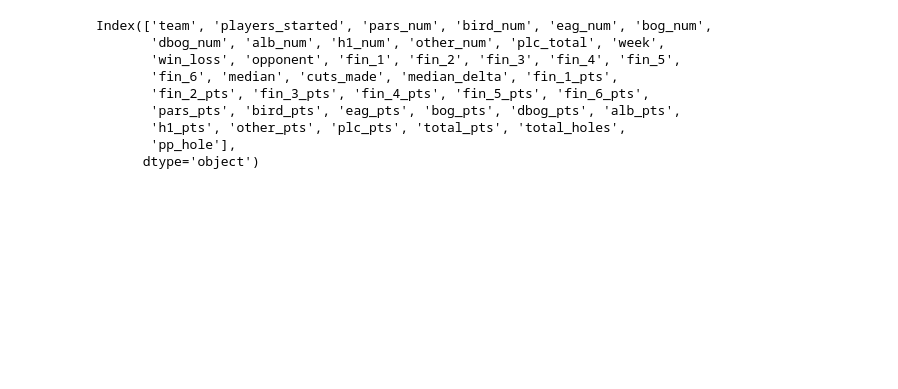
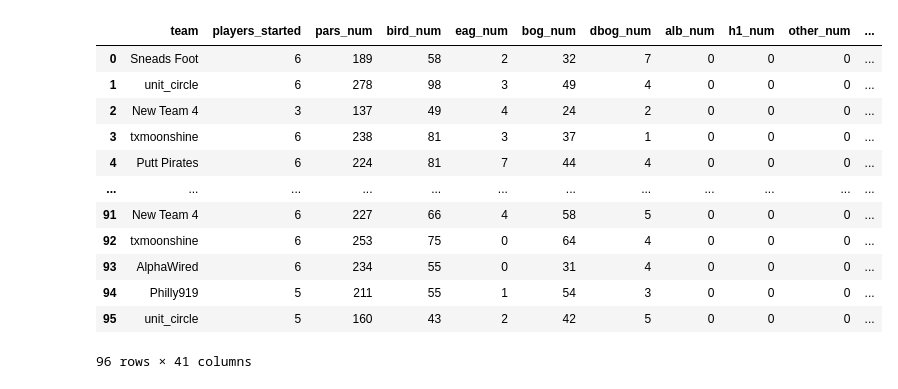
Before and after one commit to mikejackson35/fantrax, a Jupyter notebook: notebooks/season.ipynb, the cells around one changed output. Cells and saved outputs as stored; diff of their text form; code cells hidden in the pictures; blank space fills up the shorter version.

```diff
--- a/notebooks/season.ipynb
+++ b/notebooks/season.ipynb
@@ -5,14 +6,18 @@ import statsmodels.api as sm
 # %%
 df = pd.read_excel(r"C:\Users\mikej\Desktop\fantrax\fantrax_season_data.xlsm")
-# merge = df.copy()
-df.columns
+df['team'] = np.where(df['team'] == "Snead's Foot","Sneads Foot", df['team'])
+df
 # %% [output]
+|  | team | players_started | pars_num | bird_num | eag_num | bog_num | dbog_num | alb_num | h1_num | other_num | ... |
+| 0 | Sneads Foot | 6 | 189 | 58 | 2 | 32 | 7 | 0 | 0 | 0 | ... |
+| 1 | unit_circle | 6 | 278 | 98 | 3 | 49 | 4 | 0 | 0 | 0 | ... |
+| 2 | New Team 4 | 3 | 137 | 49 | 4 | 24 | 2 | 0 | 0 | 0 | ... |
+| 3 | txmoonshine | 6 | 238 | 81 | 3 | 37 | 1 | 0 | 0 | 0 | ... |
+| 4 | Putt Pirates | 6 | 224 | 81 | 7 | 44 | 4 | 0 | 0 | 0 | ... |
+| ... | ... | ... | ... | ... | ... | ... | ... | ... | ... | ... | ... |
+| 91 | New Team 4 | 6 | 227 | 66 | 4 | 58 | 5 | 0 | 0 | 0 | ... |
+| 92 | txmoonshine | 6 | 253 | 75 | 0 | 64 | 4 | 0 | 0 | 0 | ... |
+| 93 | AlphaWired | 6 | 234 | 55 | 0 | 31 | 4 | 0 | 0 | 0 | ... |
+| 94 | Philly919 | 5 | 211 | 55 | 1 | 54 | 3 | 0 | 0 | 0 | ... |
+| 95 | unit_circle | 5 | 160 | 43 | 2 | 42 | 5 | 0 | 0 | 0 | ... |
-Index(['team', 'players_started', 'pars_num', 'bird_num', 'eag_num', 'bog_num',
-       'dbog_num', 'alb_num', 'h1_num', 'other_num', 'plc_total', 'week',
-       'win_loss', 'opponent', 'fin_1', 'fin_2', 'fin_3', 'fin_4', 'fin_5',
-       'fin_6', 'median', 'cuts_made', 'median_delta', 'fin_1_pts',
-       'fin_2_pts', 'fin_3_pts', 'fin_4_pts', 'fin_5_pts', 'fin_6_pts',
-       'pars_pts', 'bird_pts', 'eag_pts', 'bog_pts', 'dbog_pts', 'alb_pts',
-       'h1_pts', 'other_pts', 'plc_pts', 'total_pts', 'total_holes',
-       'pp_hole'],
-      dtype='object')
+96 rows × 41 columns
```
Also changed, not shown: parts of 14 cells of this notebook, 1 other file.
